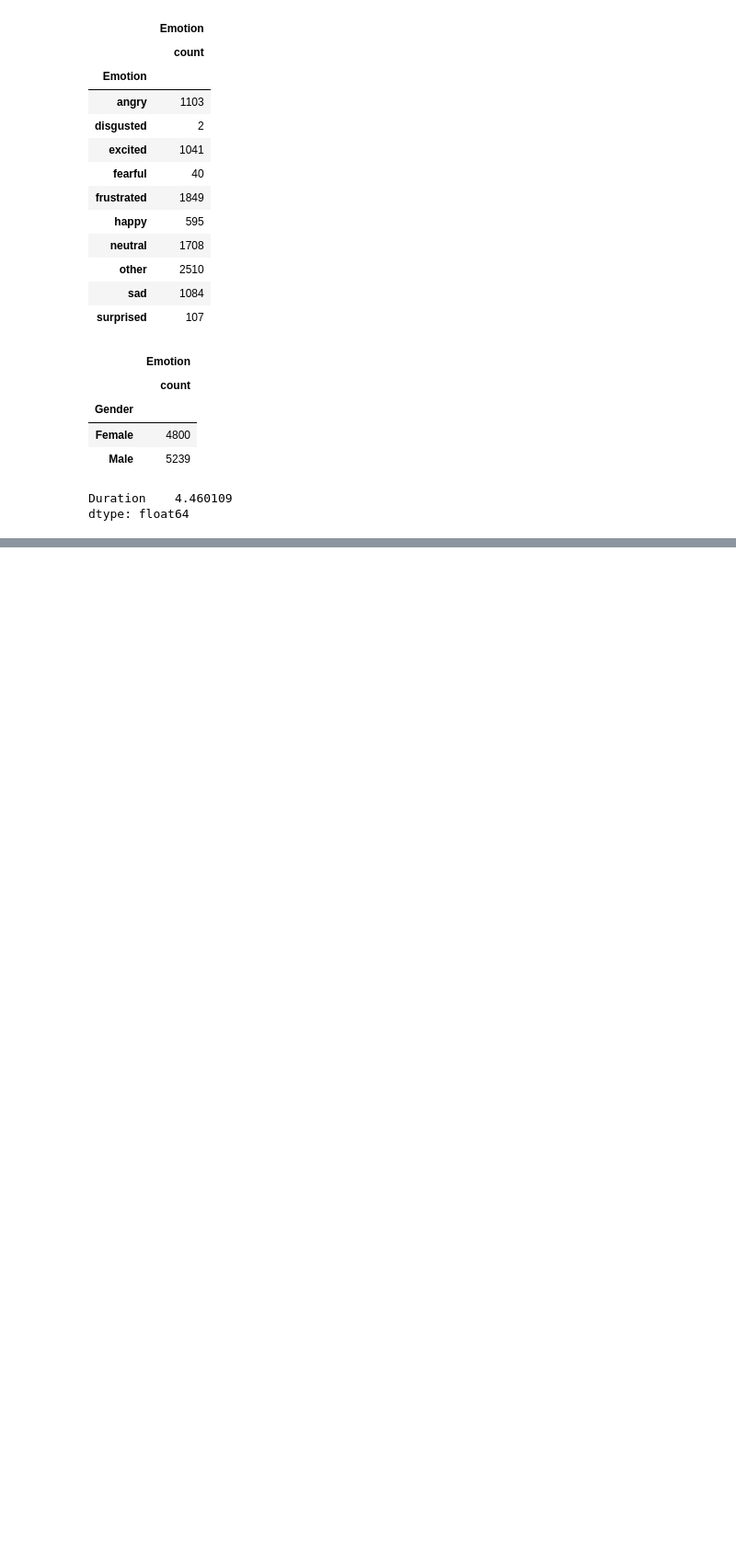
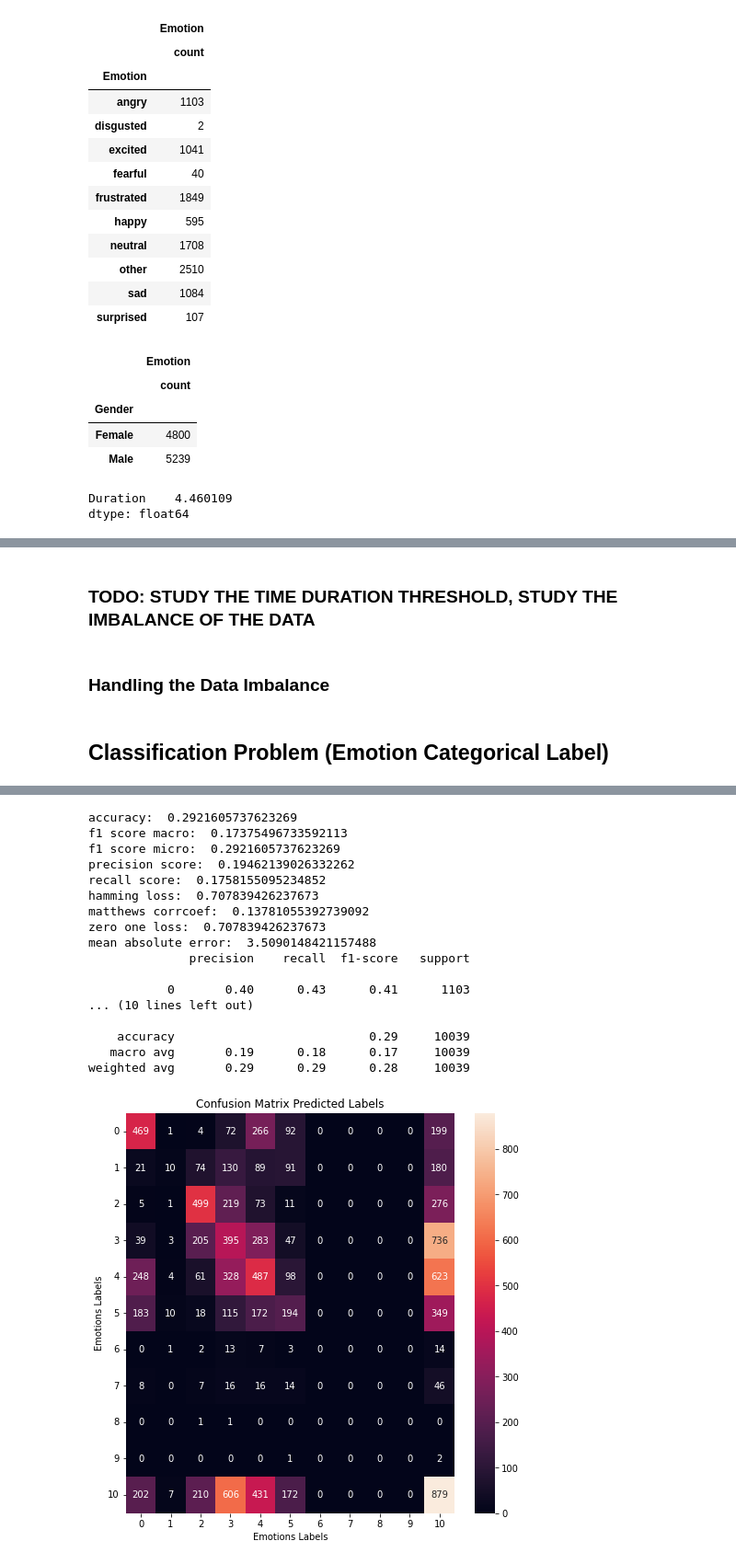
Before and after one commit to MarioCSilva/Speech_Emotion_Recognition_Thesis, a Jupyter notebook: iemocap/data/1_feature_extraction.ipynb, the cells around one changed output, grey strips where cells are left out. Shown at 92% size. Cells and saved outputs as stored; diff of their text form; code cells hidden in the pictures; blank space fills up the shorter version.

Commit message:
model experiment

```diff
--- a/iemocap/data/1_feature_extraction.ipynb
+++ b/iemocap/data/1_feature_extraction.ipynb
@@ -151,6 +156,9 @@ df = pd.read_csv(EXTRACTED_FEATURES_FILE)
 print(f"Number of Audio Files: {df.shape[0]}")
 df = df.sort_values(['Emotion', 'Gender'], ascending = (True, True))
 df = df.set_index('File')
+data = df.iloc[:,8:]
+regression_labels = df.iloc[:,5:8].values
+categorical_labels = np.ravel(df.iloc[:,4:5].values)
 df
 # %% [output]
 Number of Audio Files: 10039
@@ -199,0 +213,4 @@ dtype: float64
+# %% [markdown]
+### TODO: STUDY THE TIME DURATION THRESHOLD, STUDY THE IMBALANCE OF THE DATA
+# %% [markdown]
+### Handling the Data Imbalance
@@ -199,0 +219,33 @@ dtype: float64
+# %%
+def multi_class_classification(y_pred, labels):
+    print("accuracy: ", metrics.accuracy_score(labels, y_pred))
+    print("f1 score macro: ", metrics.f1_score(labels, y_pred, average='macro') )
+    print("f1 score micro: ", metrics.f1_score(labels, y_pred, average='micro') )
+    print("precision score: ", metrics.precision_score(labels, y_pred, average='macro') )
+    print("recall score: ", metrics.recall_score(labels, y_pred, average='macro') )
+    print("hamming loss: ", metrics.hamming_loss(labels, y_pred))
+    print("matthews corrcoef: ", metrics.matthews_corrcoef(labels, y_pred) )
+    print("zero one loss: ", metrics.zero_one_loss(labels, y_pred))
+    print("mean absolute error: ", metrics.mean_absolute_error(labels, y_pred))
+
+
+def plot_cm_predictions(model, input_data, labels, cv=5, draw_corr_matrix=True, verbose=1, n_jobs=4):
+    y_pred = cross_val_predict(model, input_data, labels, cv=cv, verbose=verbose, n_jobs=n_jobs)
+
+    multi_class_classification(y_pred, labels)
+    print(metrics.classification_report(labels, y_pred))
+
+    if draw_corr_matrix:
+        cm = metrics.confusion_matrix(labels, y_pred)
+        plt.figure(figsize=(8, 8))
+        sns.heatmap(cm, annot=True, fmt="d")
+        plt.title("Confusion Matrix Predicted Labels")
+        plt.xlabel("Emotions Labels")
+        plt.ylabel("Emotions Labels")
+        plt.yticks(rotation=0)
+        plt.show()
+# %% [markdown]
+## Classification Problem (Emotion Categorical Label)
+# %%
+plot_cm_predictions(RandomForest(random_state=1, max_features=None), data.values, categorical_labels)
+# %% [output]
@@ -199,0 +254,18 @@ dtype: float64
+accuracy:  0.2921605737623269
+f1 score macro:  0.17375496733592113
+f1 score micro:  0.2921605737623269
+precision score:  0.19462139026332262
+recall score:  0.1758155095234852
+hamming loss:  0.707839426237673
+matthews corrcoef:  0.13781055392739092
+zero one loss:  0.707839426237673
+mean absolute error:  3.5090148421157488
+              precision    recall  f1-score   support
+
+           0       0.40      0.43      0.41      1103
+... (10 lines left out)
+
+    accuracy                           0.29     10039
+   macro avg       0.19      0.18      0.17     10039
+weighted avg       0.29      0.29      0.28     10039
+[figure, added]
```
Also changed, not shown: parts of 13 cells of this notebook.
